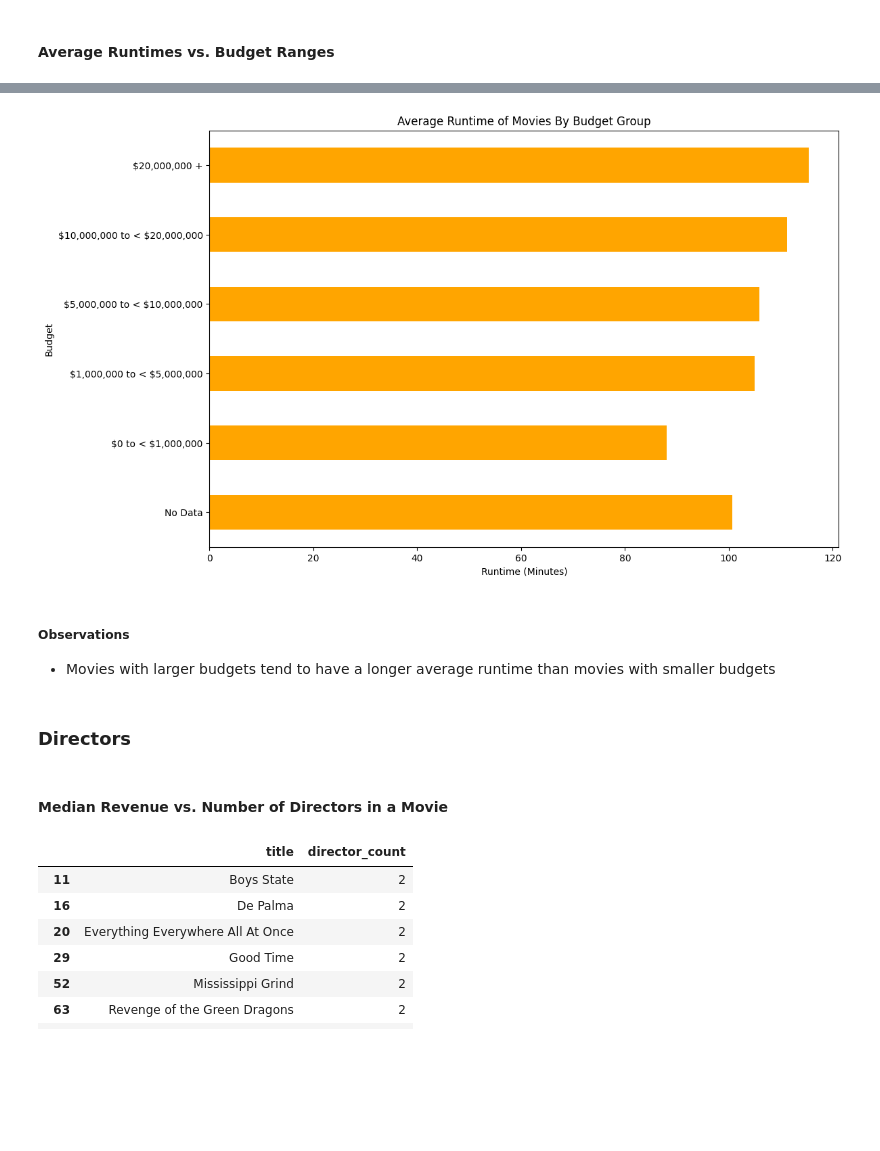
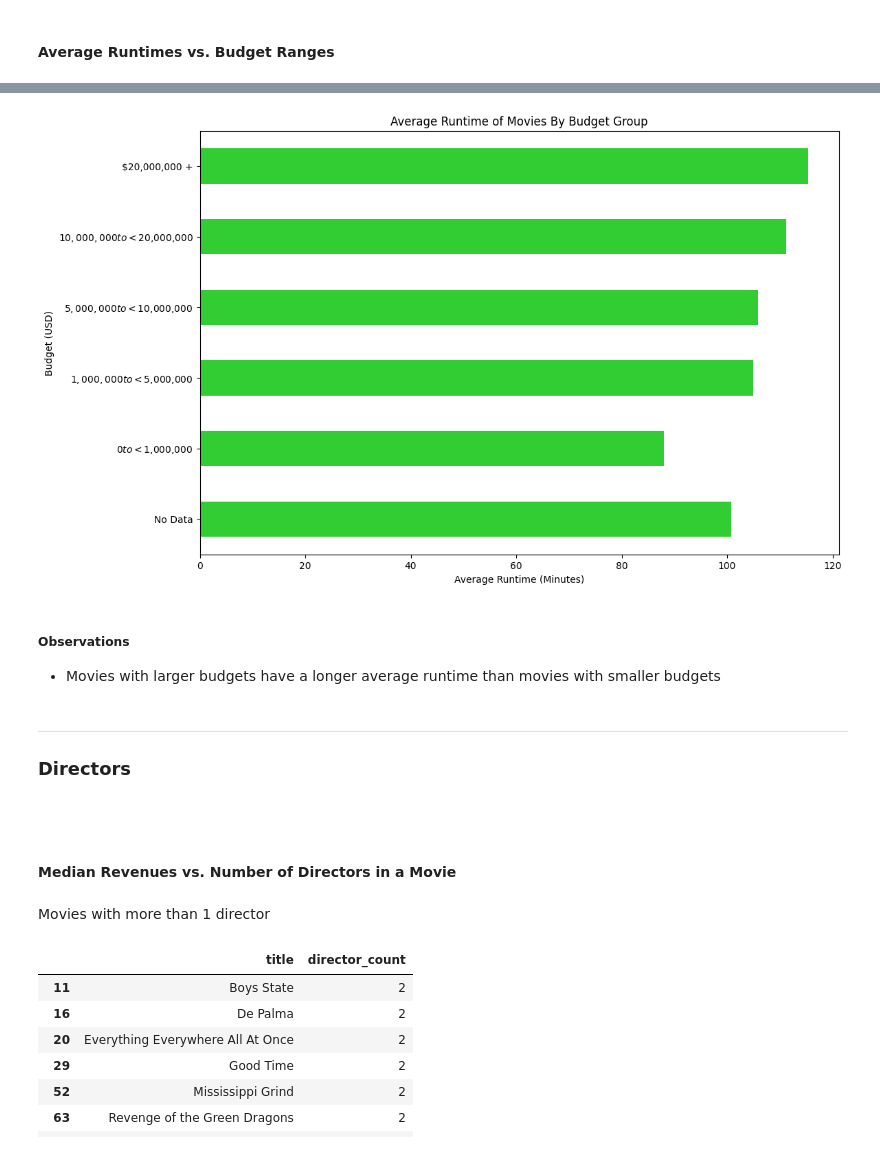
Before and after one commit to AlexPMorton/A24-Movies-EDA, a Jupyter notebook: A24_EDA.ipynb, the cells around one changed output, grey strips where cells are left out. Drawn from its saved outputs; the diff is of its cells as text; code cells hidden in the pictures; blank space fills up the shorter version.

```diff
--- a/A24_EDA.ipynb
+++ b/A24_EDA.ipynb
@@ -561,27 +637,19 @@ A24_genre_mean_runtime_plot.get_legend().remove()
 # %% [markdown]
 #### Median Revenues vs. Budget Ranges
 # %%
-# New dataframe for classifying which movies have budget data
 A24_budget_groups = A24.copy()
 
-# Adding new column to distinguish which movies have budget data
 A24_budget_groups['budget_range'] = np.select([A24_budget_groups['budget'].isnull(),
 (A24_budget_groups['budget'] >= 0) & (A24_budget_groups['budget'] < 1000000),
 (A24_budget_groups['budget'] >= 1000000) & (A24_budget_groups['budget'] < 5000000),
 (A24_budget_groups['budget'] >= 5000000) & (A24_budget_groups['budget'] < 10000000),
 (A24_budget_groups['budget'] >= 10000000) & (A24_budget_groups['budget'] < 20000000),
 (A24_budget_groups['budget'] >= 20000000)],
-['No Data','\$0 to < \$1,000,000','\$1,000,000 to < \$5,000,000','\$5,000,000 to < \$10,000,000','\$10,000,000 to < \$20,000,000','\$20,000,000 +'], default='N/A')
+['No Data','$0 to < $1,000,000','$1,000,000 to < $5,000,000','$5,000,000 to < $10,000,000','$10,000,000 to < $20,000,000','$20,000,000 +'], default='N/A')
 
-budget_order = ['No Data','\$0 to < \$1,000,000','\$1,000,000 to < \$5,000,000','\$5,000,000 to < \$10,000,000','\$10,000,000 to < \$20,000,000','\$20,000,000 +']
+budget_order = ['No Data','$0 to < $1,000,000','$1,000,000 to < $5,000,000','$5,000,000 to < $10,000,000','$10,000,000 to < $20,000,000','$20,000,000 +']
 
-A24_budget_groups_median = A24_budget_groups.groupby('budget_range').median().reindex(budget_order)
+A24_budget_groups_median = A24_budget_groups.groupby('budget_range').median().drop(['budget','runtime'], axis = 1).reindex(budget_order)
 
 A24_budget_groups_median
-
-A24_budget_groups_median_revenues_plot = A24_budget_groups_median[['domestic_revenue','international_revenue','worldwide_revenue']].plot(kind ='barh', xlabel = "Budget Group", ylabel = "Median Revenue (USD)", title = "Median Revenues of Movies By Budget Group", color = ['orange','orangered','darkviolet'], figsize = (12,12/1.5))
-plt.xlabel('Revenue (USD)')
-plt.ylabel('Budget (USD)')
-
-A24_budget_groups_median_revenues_plot.xaxis.set_major_formatter('${x:,.0f}')
 # %% [output]
@@ -592,9 +677,9 @@ A24_budget_groups_median_revenues_plot.xaxis.set_major_formatter('${x:,.0f}')
 # %% [markdown]
 #### Average Runtimes vs. Budget Ranges
 # %%
-budget_order = ['No Data','\$0 to < \$1,000,000','\$1,000,000 to < \$5,000,000','\$5,000,000 to < \$10,000,000','\$10,000,000 to < \$20,000,000','\$20,000,000 +']
+budget_order = ['No Data','$0 to < $1,000,000','$1,000,000 to < $5,000,000','$5,000,000 to < $10,000,000','$10,000,000 to < $20,000,000','$20,000,000 +']
 
 A24_budget_groups_mean = A24_budget_groups.groupby('budget_range').mean().reindex(budget_order)
 
-A24_budget_groups_mean
+A24_budget_groups_mean.drop(['budget','domestic_revenue','international_revenue','worldwide_revenue'], axis = 1)
 # %% [output]
@@ -609,18 +694,23 @@ A24_budget_groups_mean
 # %%
-A24_budget_groups_mean_runtime_plot = A24_budget_groups_mean[['runtime']].plot(kind ='barh', title = "Average Runtime of Movies By Budget Group", color = ['orange'], figsize = (12,12/1.5))
-plt.xlabel('Runtime (Minutes)')
+A24_budget_groups_mean_runtime_plot = A24_budget_groups_mean[['runtime']].plot(kind ='barh', title = "Average Runtime of Movies By Budget Group", color = ['limegreen'], figsize = (12,12/1.5))
+plt.xlabel('Average Runtime (Minutes)')
 plt.ylabel('Budget (USD)')
 
 A24_budget_groups_mean_runtime_plot.get_legend().remove()
 # %% [output]
-[figure, old version]
+[figure, new version]
 # %% [markdown]
 ##### Observations
-- Movies with larger budgets tend to have a longer average runtime than movies with smaller budgets
+- Movies with larger budgets have a longer average runtime than movies with smaller budgets
-# %% [markdown]
-### Directors
+# %% [markdown]
+___
+### Directors
+
+&nbsp;
 # %% [markdown]
-#### Median Revenue vs. Number of Directors in a Movie
+#### Median Revenues vs. Number of Directors in a Movie
+# %% [markdown]
+Movies with more than 1 director
 # %%
 A24_director = A24.copy()
 
```
Also changed, not shown: parts of 90 cells of this notebook.
